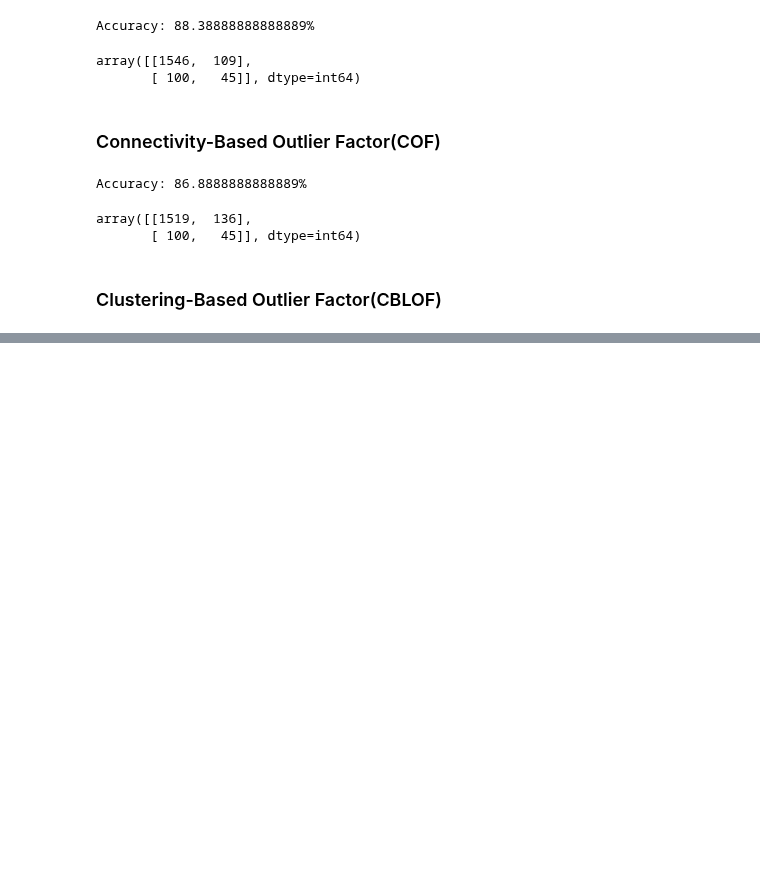
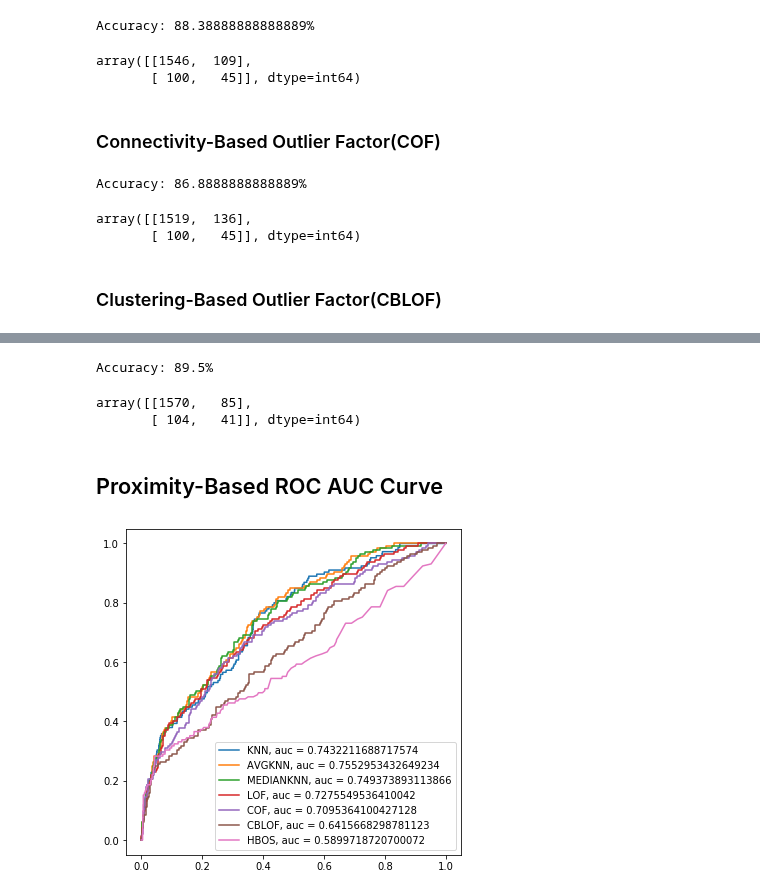
Before and after one commit to Yukkiasuna-sao/Anomaly_Detection, a Jupyter notebook: implementation/STEP1_Implementation.ipynb, the cells around one changed output, grey strips where cells are left out. Cells and saved outputs as stored; diff of their text form; code cells hidden in the pictures; blank space fills up the shorter version.

```diff
--- a/implementation/STEP1_Implementation.ipynb
+++ b/implementation/STEP1_Implementation.ipynb
@@ -232,0 +263,4 @@ array([[1568,   87],
+# %%
+medianknn_y_pred_proba = clf.predict_proba(X_test)[::,1]
+
+test_predict['medianknn_pred'] = medianknn_y_pred_proba
@@ -305,0 +331,32 @@ plt.show()
+# %%
+clf = HBOS(contamination = contamination)
+clf.fit(X_train)
+
+y_pred = clf.predict(X_test)
+print("Accuracy: {}%".format(accuracy_score(y_test, y_pred) * 100))
+# %% [output]
+Accuracy: 89.5%
+# %%
+hbos_y_pred_proba = clf.predict_proba(X_test)[::,1]
+
+test_predict['hbos_pred'] = hbos_y_pred_proba
+# %%
+confusion_matrix(test_predict['outlier'], y_pred)
+# %% [output]
+array([[1570,   85],
+       [ 104,   41]], dtype=int64)
+# %% [markdown]
+## Proximity-Based ROC AUC Curve
+# %%
+def roc_auc_curve(test_data, methods = test_predict.columns[1:]):
+    plt.figure(figsize = (6,6))
+    for method,i in enumerate(methods):
+        fpr, tpr, _ = roc_curve(test_data['outlier'], test_predict[i])
+        auc = roc_auc_score(test_data['outlier'], test_predict[i])
+
+        plt.plot(fpr, tpr, label = test_predict.columns[1:][method].split("_")[0].upper() + ", auc = {}".format(auc))
+        plt.legend()
+# %%
+roc_auc_curve(test_predict)
+# %% [output]
+[figure, added]
```
Also changed, not shown: parts of 12 cells of this notebook.
